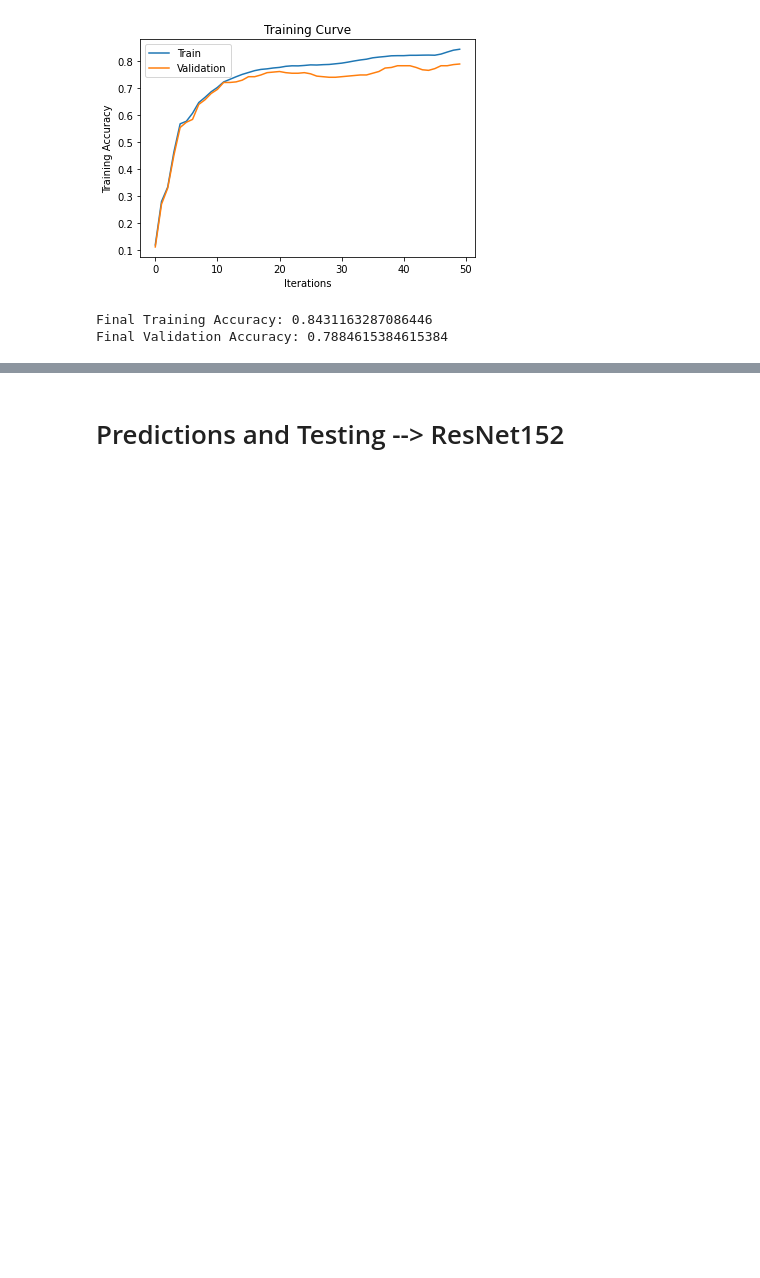
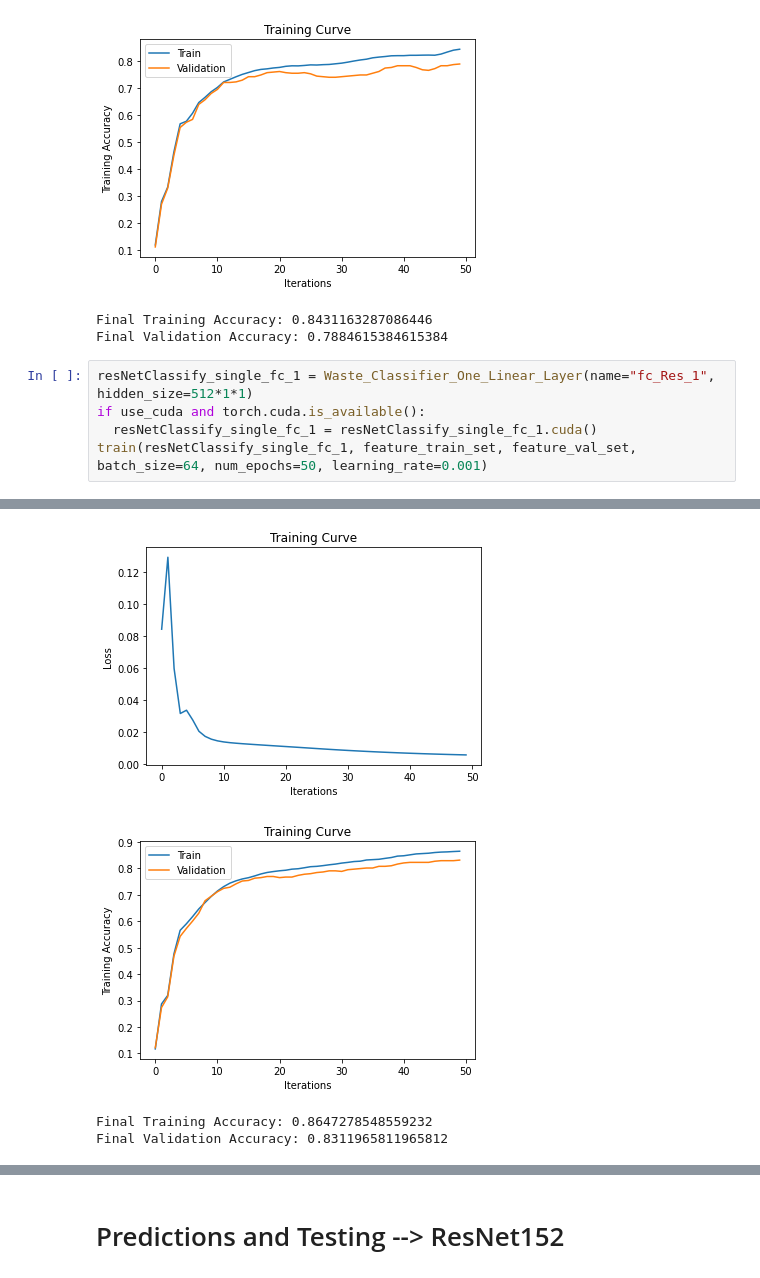
Before and after one commit to rozariot/Waste-Classification-Project, a Jupyter notebook: WasteClassificationProject.ipynb, the cells around one changed output, grey strips where cells are left out. Saved outputs shown, nothing was run; the diff lists cells and outputs as text; blank space fills up the shorter version.

```diff
--- a/WasteClassificationProject.ipynb
+++ b/WasteClassificationProject.ipynb
@@ -712,3 +713,9 @@ Epoch 50: Train accuracy: 0.8431163287086446, Training Loss: 0.02306342124938965
 [figure]
 Final Training Accuracy: 0.8431163287086446
 Final Validation Accuracy: 0.7884615384615384
+# %%
+resNetClassify_single_fc_1 = Waste_Classifier_One_Linear_Layer(name="fc_Res_1", hidden_size=512*1*1)
+if use_cuda and torch.cuda.is_available():
+  resNetClassify_single_fc_1 = resNetClassify_single_fc_1.cuda()
+train(resNetClassify_single_fc_1, feature_train_set, feature_val_set, batch_size=64, num_epochs=50, learning_rate=0.001)
+# %% [output]
@@ -714,0 +739,4 @@ Final Validation Accuracy: 0.7884615384615384
+[figure, added]
+[figure, added]
+Final Training Accuracy: 0.8647278548559232
+Final Validation Accuracy: 0.8311965811965812
```
Also changed, not shown: parts of 8 cells of this notebook.
